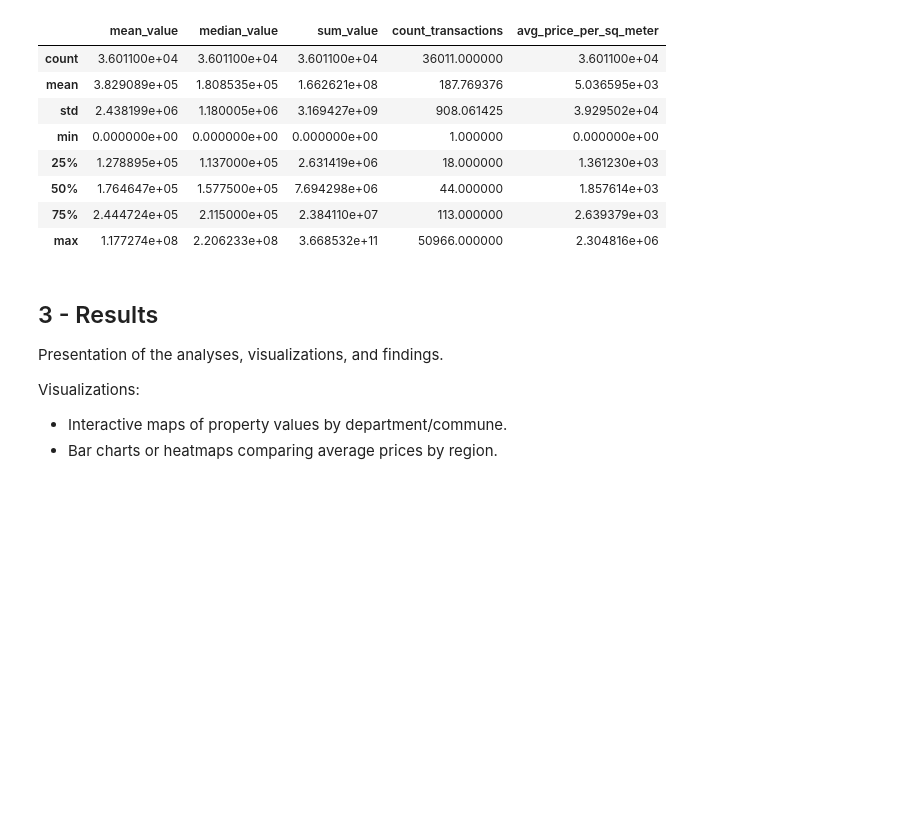
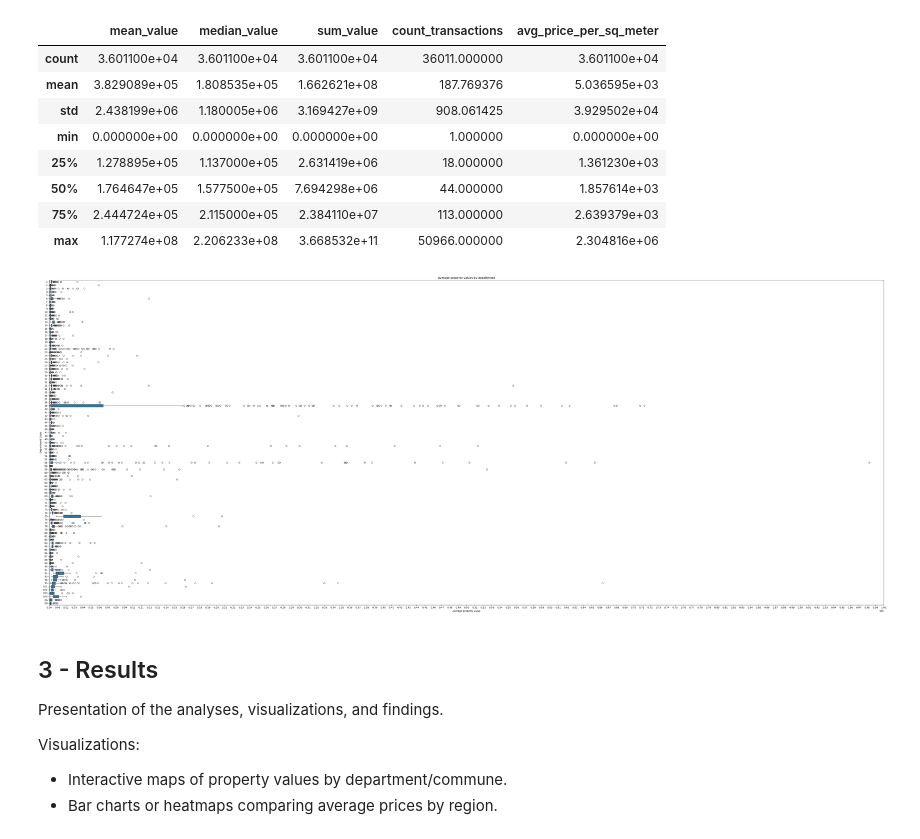
Before and after one commit to Kal3idoscope/Land-data-analysis-French-market, a Jupyter notebook: geographical_comparisons.ipynb, the cells around one changed output. Cells and saved outputs as stored; diff of their text form; code cells hidden in the pictures; blank space fills up the shorter version.

Commit message:
outliers

```diff
--- a/geographical_comparisons.ipynb
+++ b/geographical_comparisons.ipynb
@@ -194,6 +194,24 @@ grouped_geo.describe()
 | 50% | 1.764647e+05 | 1.577500e+05 | 7.694298e+06 | 44.000000 | 1.857614e+03 |
 | 75% | 2.444724e+05 | 2.115000e+05 | 2.384110e+07 | 113.000000 | 2.639379e+03 |
 | max | 1.177274e+08 | 2.206233e+08 | 3.668532e+11 | 50966.000000 | 2.304816e+06 |
+# %%
+#### IDENTIFY OUTLIERS ####
+plt.figure(figsize=(50, 20))
+sns.boxplot(data=grouped_geo, x='mean_value', y='Code departement')
+
+plt.title('Average property values by department')
+plt.xlabel('Average property value')
+plt.ylabel('Department Code')
+x_ticks = np.arange(0, grouped_geo['mean_value'].max(), step=1000000)
+plt.xticks(x_ticks)
+plt.xlim(-10, 100000000)
+#plt.yticks(range(start, end, step))
+#plt.xticks(rotation=90)
+plt.tight_layout()
+
+plt.show()
+# %% [output]
+[figure, added]
 # %% [markdown]
 ## 3 - Results ##
 
```
Also changed, not shown: parts of 1 cell of this notebook.
